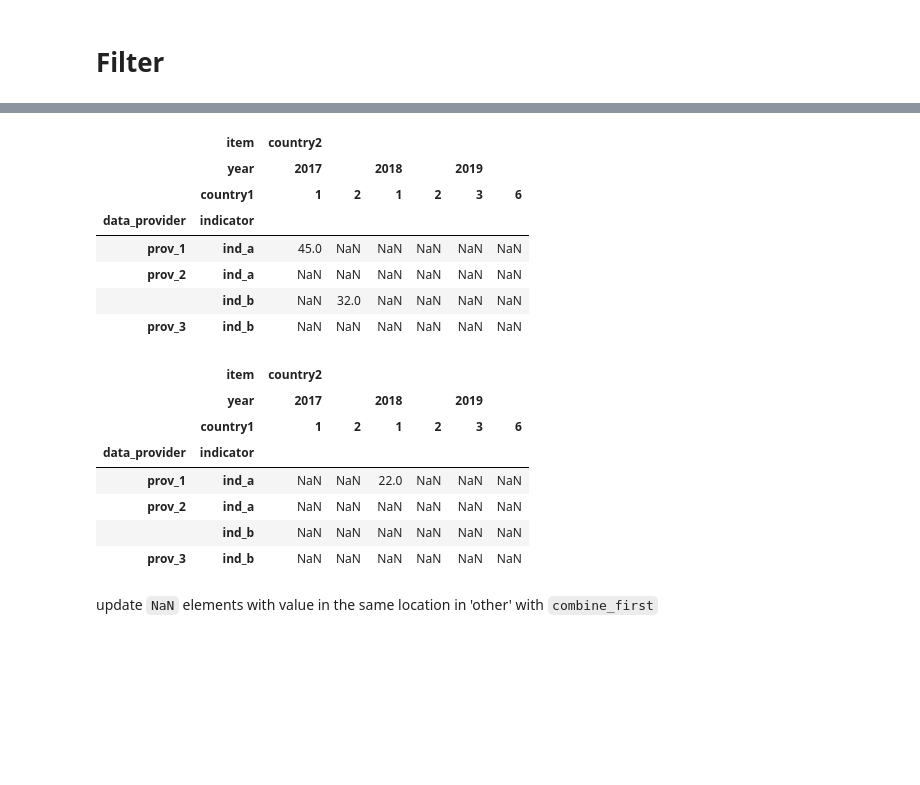
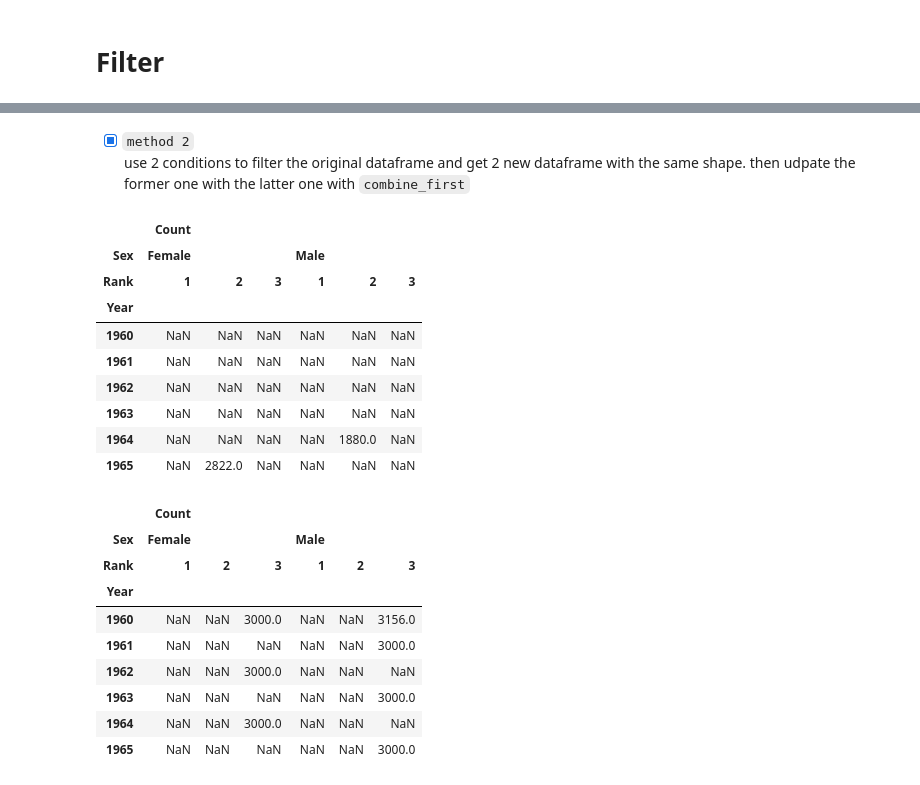
Before and after one commit to mangomangomango0820/DataAnalysis, a Jupyter notebook: Pandas/Filter/Filter_MultiLevelColumn.ipynb, the cells around one changed output, grey strips where cells are left out. Drawn from its saved outputs; the diff is of its cells as text; code cells hidden in the pictures; blank space fills up the shorter version.

Commit message:
20230805:update filter multilevel column

```diff
--- a/Pandas/Filter/Filter_MultiLevelColumn.ipynb
+++ b/Pandas/Filter/Filter_MultiLevelColumn.ipynb
@@ -36,0 +8,8 @@ df
+# %%
+d = {'Year': {0: 1960, 1: 1960, 2: 1960, 3: 1961, 4: 1961, 5: 1961, 6: 1962, 7: 1962, 8: 1962, 9: 1963, 10: 1963, 11: 1963, 12: 1963, 13: 1964, 14: 1964, 15: 1964, 16: 1965, 17: 1965, 18: 1965},
+     'Sex': {0: 'Female', 1: 'Female', 2: 'Male', 3: 'Male', 4: 'Female', 5: 'Female', 6: 'Female', 7: 'Male', 8: 'Male', 9: 'Female', 10: 'Female', 11: 'Female', 12: 'Female', 13: 'Male', 14: 'Male', 15: 'Male', 16: 'Female', 17: 'Female', 18: 'Female'},
+     'Rank': {0: 1, 1: 2, 2: 3, 3: 1, 4: 2, 5: 3, 6: 1, 7: 2, 8: 3, 9: 1, 10: 2, 11: 3, 12: 1, 13: 1, 14: 2, 15: 3, 16: 1, 17: 2, 18: 3},
+     'Name': {0: 'SUSAN', 1: 'MARY', 2: 'KAREN', 3: 'LISA', 4: 'SUSAN', 5: 'KAREN', 6: 'LISA', 7: 'SUSAN', 8: 'KAREN', 9: 'LISA', 10: 'SUSAN', 11: 'MARY', 12: 'KAREN', 13: 'ANTHONY', 14: 'CHARLES', 15: 'ERIC', 16: 'LISA', 17: 'KIMBERLY*', 18: 'KAREN'},
+     'Count': {0: 3299, 1: 3248, 2: 3156, 3: 3497, 4: 3221, 5: 2985, 6: 3698, 7: 3088, 8: 2935, 9: 4661, 10: 2920, 11: 2788, 12: 2723, 13: 1970, 14: 1880, 15: 1878, 16: 4629, 17: 2822, 18: 2633}}
+df = pd.DataFrame(d)
+df
@@ -36,0 +34,8 @@ df
+# %%
+df = pd.pivot_table(
+    data=df,
+    index=['Year'],
+    columns=['Sex', 'Rank'],
+    fill_value=3000
+)
+df
@@ -102,0 +106,3 @@ MultiIndex([('country2', '2017', 1),
+# %%
+condition1 = (df.columns.get_level_values(level='Rank')==2) & df.isin(range(1800, 2900))
+condition1
@@ -112,3 +128,0 @@ MultiIndex([('country2', '2018', 1),
-# %%
-condition1 = df[collabels1] > 30
-condition1
@@ -138,26 +162,31 @@ condition2
+# %% [markdown]
+- [x] `method 2`<br>
+use 2 conditions to filter the original dataframe and get 2 new dataframe with the same shape. then udpate the former one with the latter one with `combine_first`
 # %%
-newdf1 = df[condition1]
-newdf1
+df1 = df[condition1]
+df1
 # %% [output]
-|  | item | country2 |  |  |  |  |  |
-|  | year | 2017 |  | 2018 |  | 2019 |  |
-|  | country1 | 1 | 2 | 1 | 2 | 3 | 6 |
-| data_provider | indicator |  |  |  |  |  |  |
-| prov_1 | ind_a | 45.0 | NaN | NaN | NaN | NaN | NaN |
-| prov_2 | ind_a | NaN | NaN | NaN | NaN | NaN | NaN |
-|  | ind_b | NaN | 32.0 | NaN | NaN | NaN | NaN |
-| prov_3 | ind_b | NaN | NaN | NaN | NaN | NaN | NaN |
+|  | Count |  |  |  |  |  |
+| Sex | Female |  |  | Male |  |  |
+| Rank | 1 | 2 | 3 | 1 | 2 | 3 |
+| Year |  |  |  |  |  |  |
+| 1960 | NaN | NaN | NaN | NaN | NaN | NaN |
+| 1961 | NaN | NaN | NaN | NaN | NaN | NaN |
+| 1962 | NaN | NaN | NaN | NaN | NaN | NaN |
+| 1963 | NaN | NaN | NaN | NaN | NaN | NaN |
+| 1964 | NaN | NaN | NaN | NaN | 1880.0 | NaN |
+| 1965 | NaN | 2822.0 | NaN | NaN | NaN | NaN |
 # %%
-newdf2 = df[condition2]
-newdf2
+df2 = df[condition2]
+df2
 # %% [output]
-|  | item | country2 |  |  |  |  |  |
-|  | year | 2017 |  | 2018 |  | 2019 |  |
-|  | country1 | 1 | 2 | 1 | 2 | 3 | 6 |
-| data_provider | indicator |  |  |  |  |  |  |
-| prov_1 | ind_a | NaN | NaN | 22.0 | NaN | NaN | NaN |
-| prov_2 | ind_a | NaN | NaN | NaN | NaN | NaN | NaN |
-|  | ind_b | NaN | NaN | NaN | NaN | NaN | NaN |
-| prov_3 | ind_b | NaN | NaN | NaN | NaN | NaN | NaN |
+|  | Count |  |  |  |  |  |
+| Sex | Female |  |  | Male |  |  |
+| Rank | 1 | 2 | 3 | 1 | 2 | 3 |
+| Year |  |  |  |  |  |  |
+| 1960 | NaN | NaN | 3000.0 | NaN | NaN | 3156.0 |
+| 1961 | NaN | NaN | NaN | NaN | NaN | 3000.0 |
+| 1962 | NaN | NaN | 3000.0 | NaN | NaN | NaN |
+| 1963 | NaN | NaN | NaN | NaN | NaN | 3000.0 |
+| 1964 | NaN | NaN | 3000.0 | NaN | NaN | NaN |
+| 1965 | NaN | NaN | NaN | NaN | NaN | 3000.0 |
-# %% [markdown]
-update `NaN` elements with value in the same location in 'other' with `combine_first`
```
Also changed, not shown: parts of 37 cells of this notebook.
